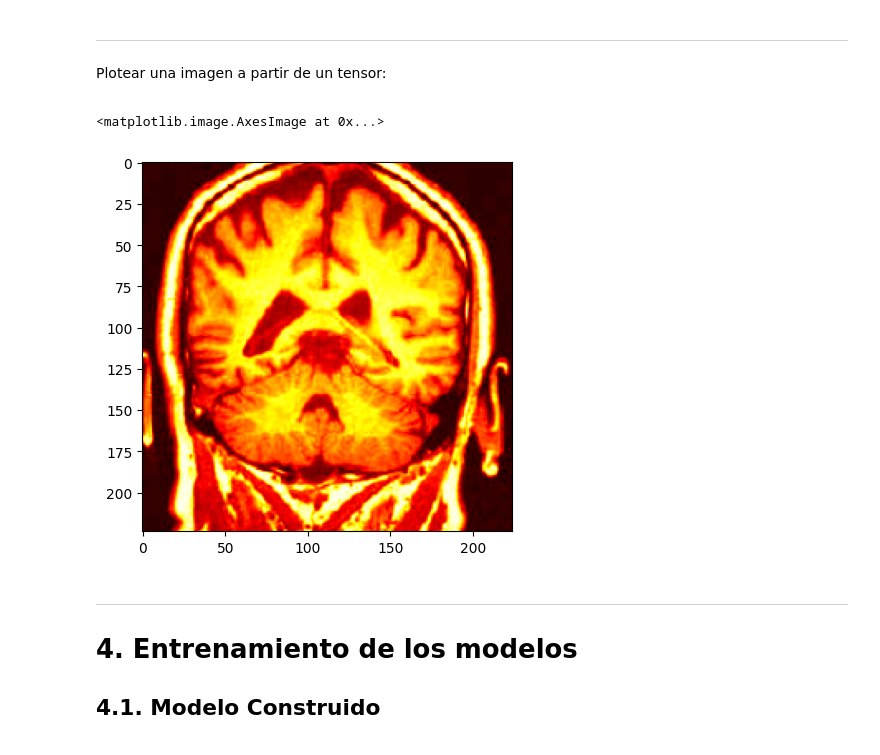
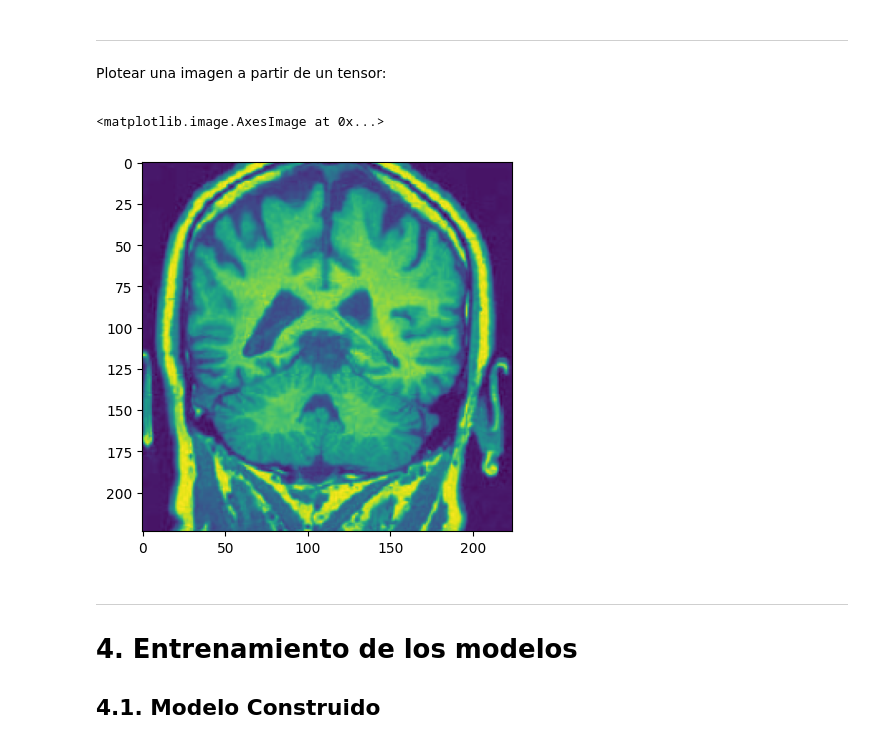
Before and after one commit to Jorbnc/MAIA-DL, a Jupyter notebook: Mini_Proyecto_1_DL.ipynb, the cells around one changed output. Drawn from its saved outputs; the diff is of its cells as text; code cells hidden in the pictures.

```diff
--- a/Mini_Proyecto_1_DL.ipynb
+++ b/Mini_Proyecto_1_DL.ipynb
@@ -517,10 +517,10 @@ def tensor2numpy(tensor):
   return tensor.permute(1, 2, 0).numpy()
 # %%
 # Ahora sí se puede aplicar un cmap ya que el np.array tiene dimensiones (1, filas, columnas)
-plt.imshow(tensor2numpy(dataset[random_idx][0]), cmap='hot')
+plt.imshow(tensor2numpy(dataset[random_idx][0]), cmap='viridis')
 # %% [output]
 <matplotlib.image.AxesImage at 0x...>
-[figure, old version]
+[figure, new version]
 # %% [markdown]
 ***
 
```
Also changed, not shown: parts of 3 cells of this notebook.
